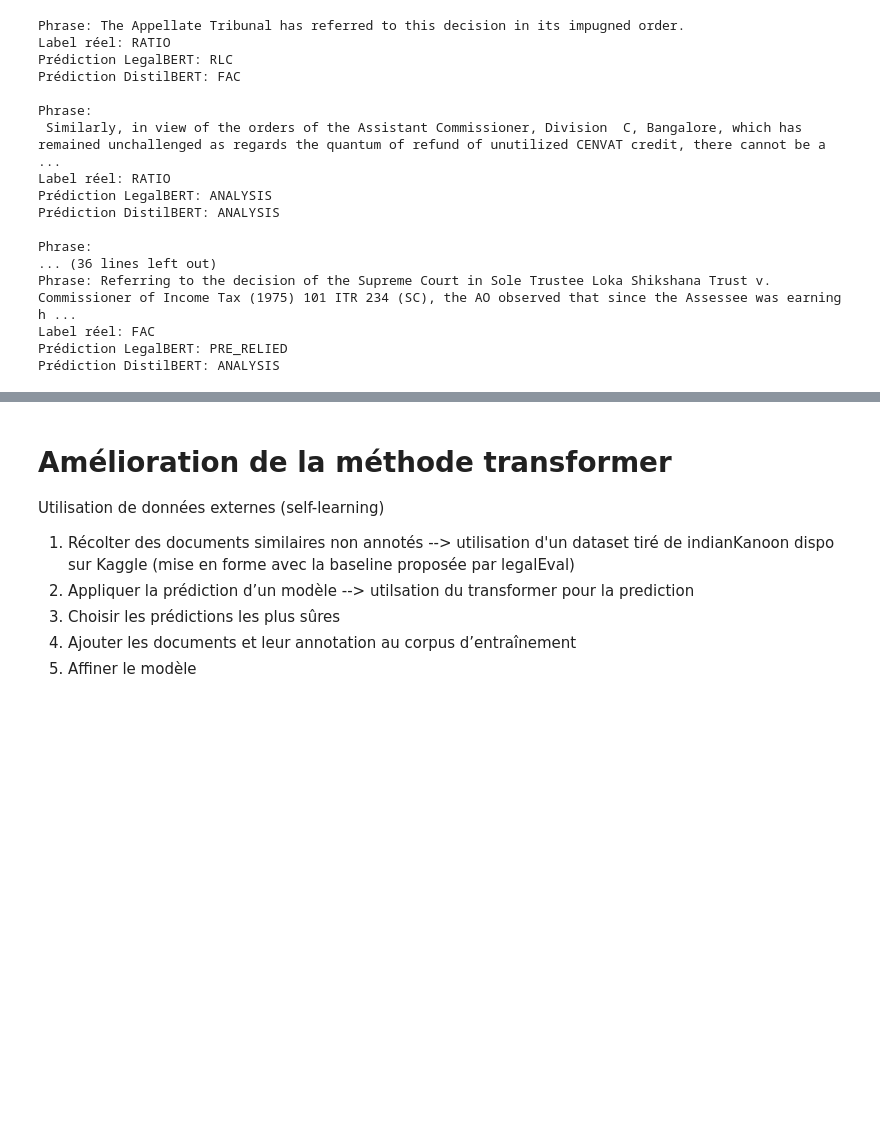
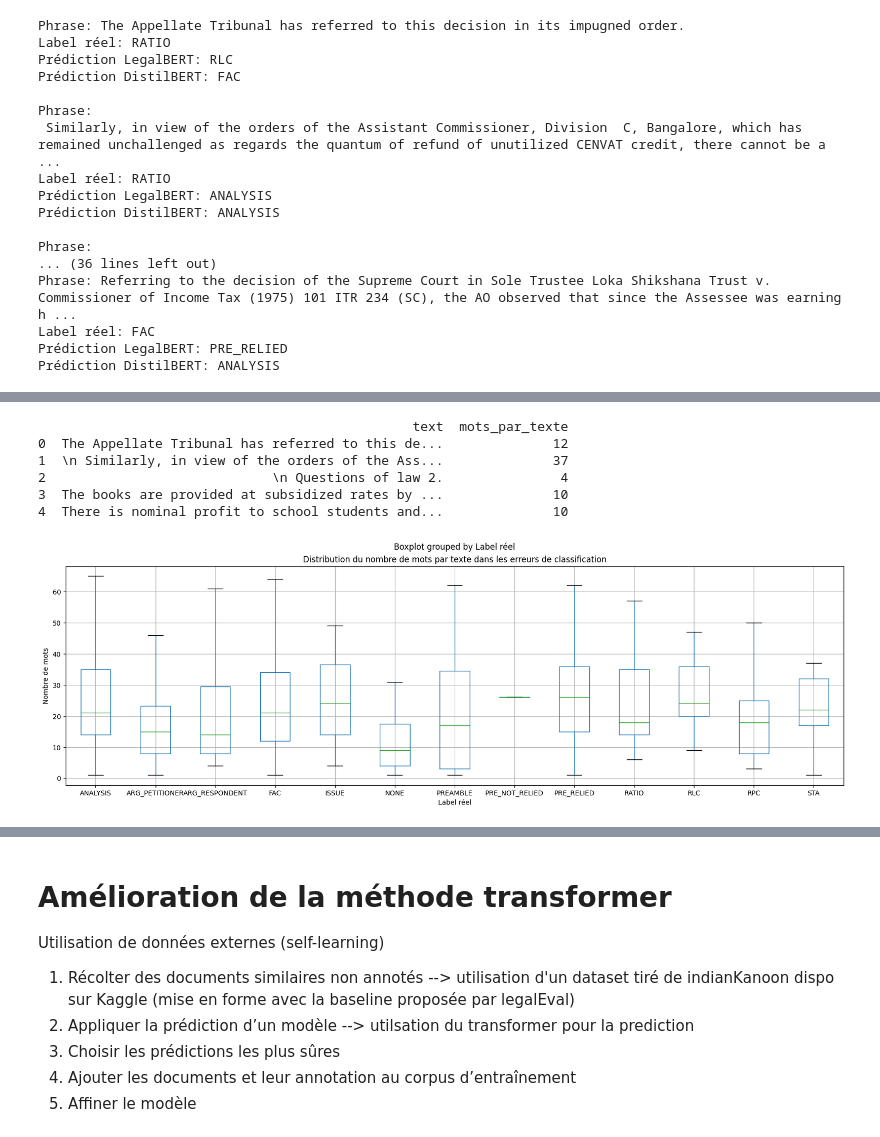
Before and after one commit to MangoHiller/Projet_SemEval2023_ATAL, a Jupyter notebook: LegalEval_Transformers.ipynb, the cells around one changed output, grey strips where cells are left out. Saved outputs shown, nothing was run; the diff lists cells and outputs as text; code cells hidden in the pictures; blank space fills up the shorter version.

Commit message:
update notebook transformers for analysis of misclassified text

```diff
--- a/LegalEval_Transformers.ipynb
+++ b/LegalEval_Transformers.ipynb
@@ -591,0 +619,12 @@ Prédiction DistilBERT: ANALYSIS
+# %%
+# lire le fichier sauvegardé
+errors_df_path = os.path.join(ROOT, 'errors_comparison.csv')
+errors_df = pd.read_csv(errors_df_path)
+# %%
+# Calculer les erreurs communes
+errors_df['Même Erreur'] = errors_df['Prédiction LegalBERT'] == errors_df['Prédiction DistilBERT']
+common_errors_count = errors_df['Même Erreur'].sum()
+total_errors = len(errors_df)
+print(f"Nombre d'erreurs communes: {common_errors_count}")
+print(f"Nombre total d'erreurs: {total_errors}")
+print(f"Proportion d'erreurs communes: {common_errors_count / total_errors:.2f}")
@@ -591,0 +660,21 @@ Prédiction DistilBERT: ANALYSIS
+# %%
+# Calculer le nombre de mots par texte dans errors_df
+errors_df['mots_par_texte'] = errors_df['text'].apply(lambda x: len(x.split()))
+
+# Afficher les premières lignes pour vérifier
+print(errors_df[['text', 'mots_par_texte']].head())
+# %% [output]
+                                                text  mots_par_texte
+0  The Appellate Tribunal has referred to this de...              12
+1  \n Similarly, in view of the orders of the Ass...              37
+2                             \n Questions of law 2.               4
+3  The books are provided at subsidized rates by ...              10
+4  There is nominal profit to school students and...              10
+# %%
+# Créer un boxplot pour la distribution des longueurs de texte
+errors_df.boxplot(column='mots_par_texte', by='Label réel', figsize=(20, 6), showfliers=False)
+plt.title('Distribution du nombre de mots par texte dans les erreurs de classification')
+plt.ylabel('Nombre de mots')
+plt.show()
+# %% [output]
+[figure, added]
```
Also changed, not shown: parts of 8 cells of this notebook.
